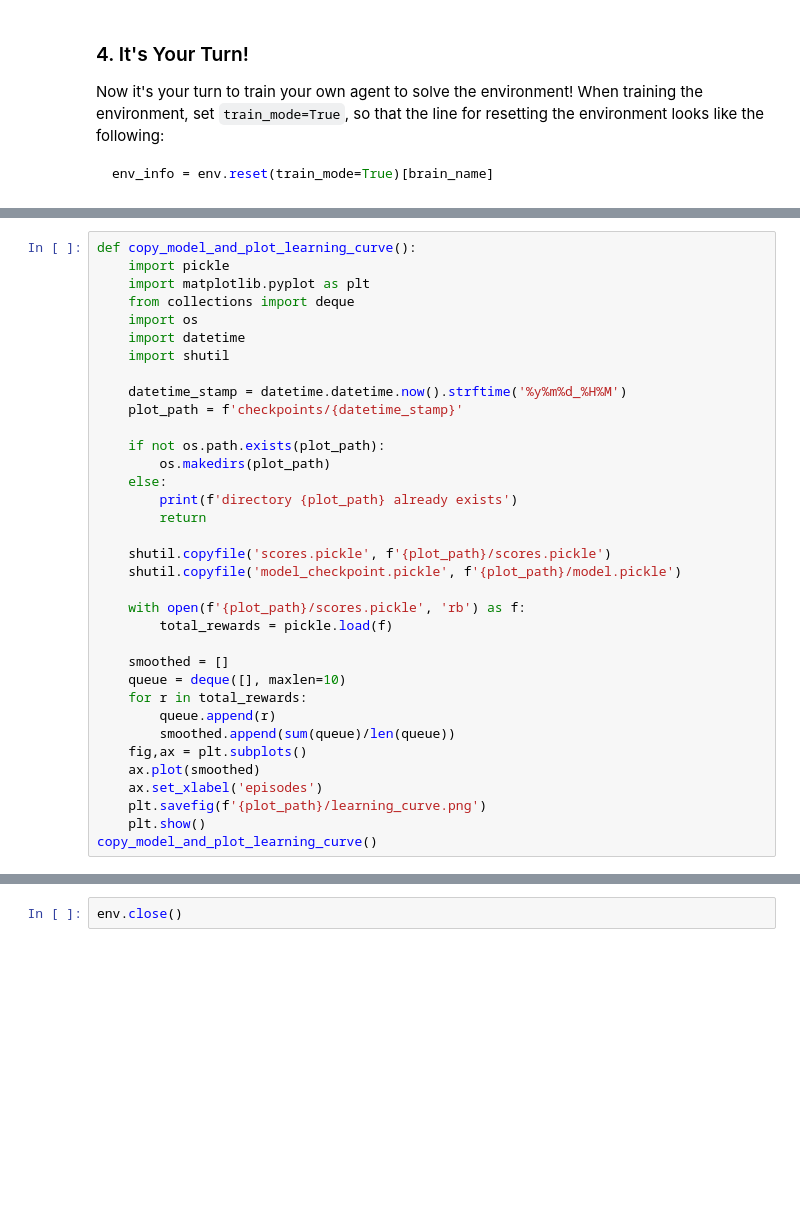
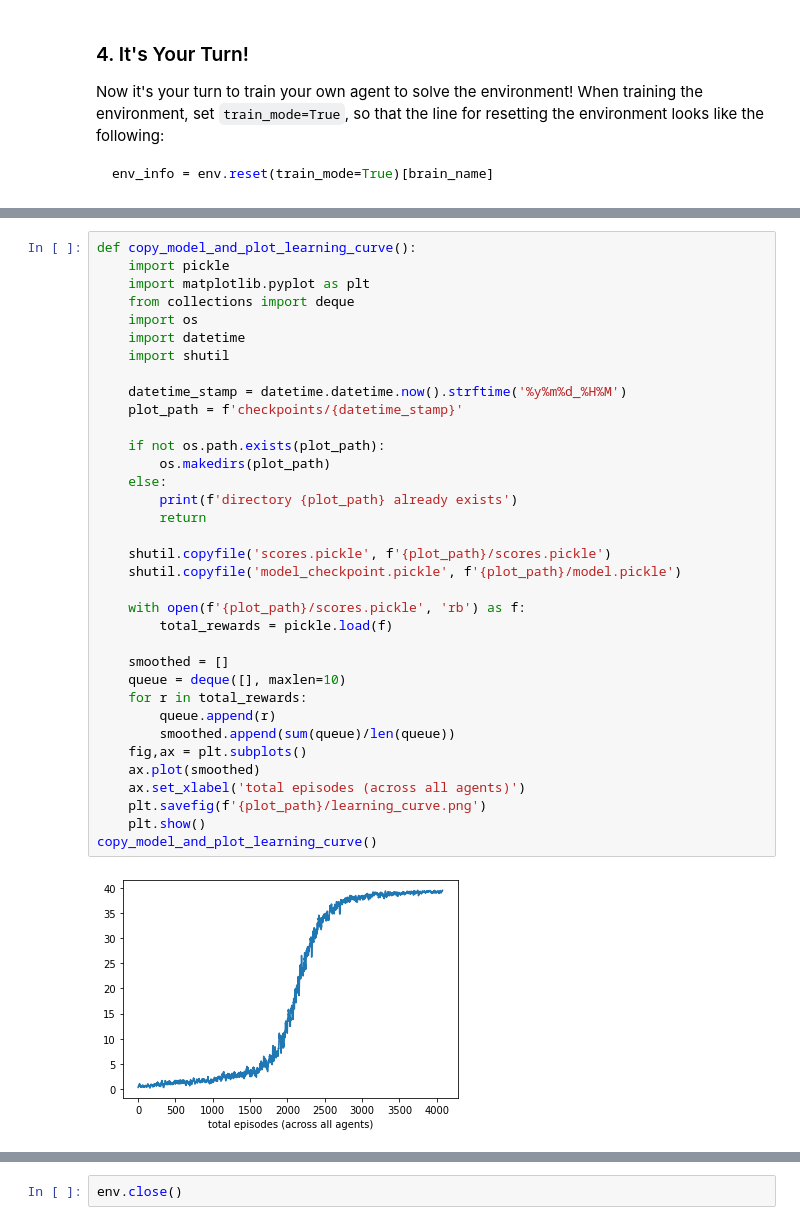
Before and after one commit to hoonji/p2_continuous-control, a Jupyter notebook: Continuous_Control.ipynb, the cells around one changed output, grey strips where cells are left out. Cells and saved outputs as stored; diff of their text form; blank space fills up the shorter version.

```diff
--- a/Continuous_Control.ipynb
+++ b/Continuous_Control.ipynb
@@ -152,34 +152,36 @@ def copy_model_and_plot_learning_curve():
     from collections import deque
     import os
     import datetime
     import shutil
 
     datetime_stamp = datetime.datetime.now().strftime('%y%m%d_%H%M')
     plot_path = f'checkpoints/{datetime_stamp}'
 
     if not os.path.exists(plot_path):
         os.makedirs(plot_path)
     else:
         print(f'directory {plot_path} already exists')
         return
 
     shutil.copyfile('scores.pickle', f'{plot_path}/scores.pickle')
     shutil.copyfile('model_checkpoint.pickle', f'{plot_path}/model.pickle')
 
     with open(f'{plot_path}/scores.pickle', 'rb') as f:
         total_rewards = pickle.load(f)
 
     smoothed = []
     queue = deque([], maxlen=10)
     for r in total_rewards:
         queue.append(r)
         smoothed.append(sum(queue)/len(queue))
     fig,ax = plt.subplots()
     ax.plot(smoothed)
-    ax.set_xlabel('episodes')
+    ax.set_xlabel('total episodes (across all agents)')
     plt.savefig(f'{plot_path}/learning_curve.png')
     plt.show()
 copy_model_and_plot_learning_curve()
+# %% [output]
+[figure, added]
 # %%
 # Function to run agents after training
 
```
Also changed, not shown: parts of 3 cells of this notebook, 7 other files.
